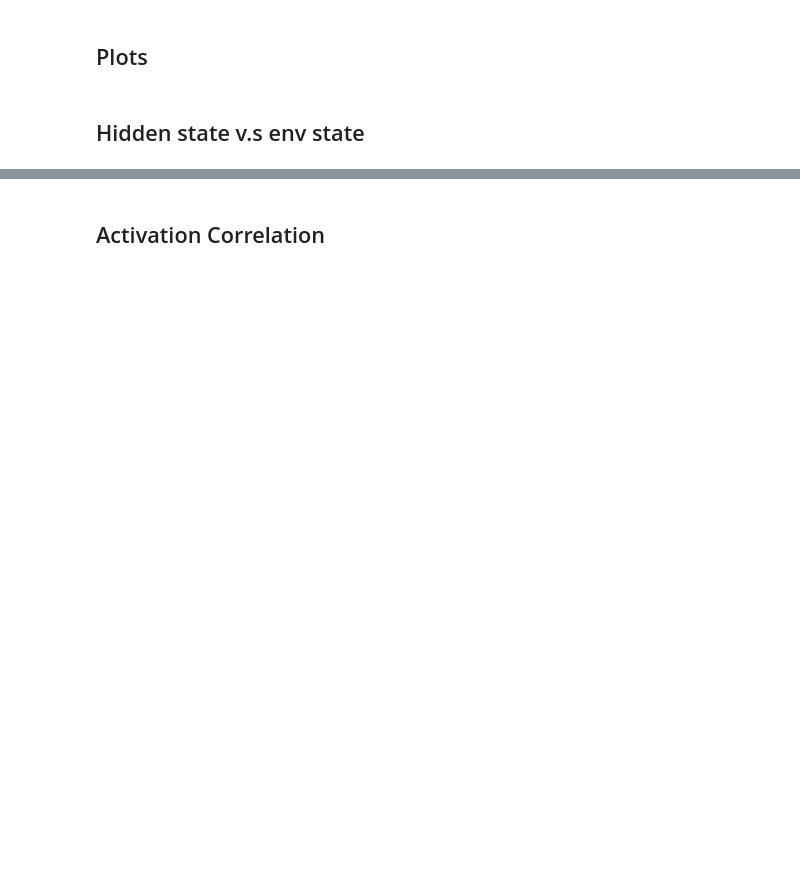
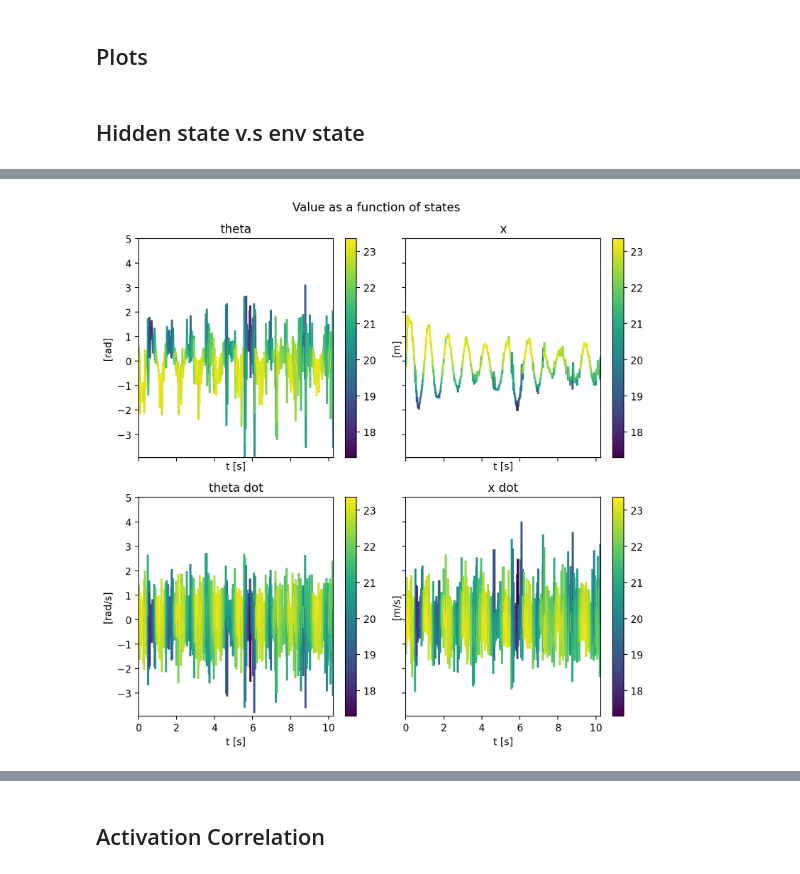
Before and after one commit to RenardDesNeiges/CTNN_Policies_DERL, a Jupyter notebook: eval_and_plot.ipynb, the cells around one changed output, grey strips where cells are left out. Cells and saved outputs as stored; diff of their text form; code cells hidden in the pictures; blank space fills up the shorter version.

```diff
--- a/eval_and_plot.ipynb
+++ b/eval_and_plot.ipynb
@@ -58,0 +90,54 @@ state_action_obs_plot(trajectory)
+# %%
+plt.rcParams["figure.figsize"]=8,8
+plt.rcParams["figure.dpi"]=200
+
+import numpy as np
+import matplotlib.pyplot as plt
+from matplotlib.collections import LineCollection
+from matplotlib.colors import ListedColormap, BoundaryNorm
+
+
+_x = trajectory['observations'][:,0]
+_x_dot = trajectory['observations'][:,2]
+_theta = trajectory['observations'][:,1]
+_theta_dot = trajectory['observations'][:,3]
+_values = trajectory['values'][:,0]
+_t = np.linspace(0, 0.01 * _theta.shape[0], _theta.shape[0])
+
+fig, axs = plt.subplots(2, 2, sharex=True, sharey=True)
+
+
+def _plot_colored_lines(x,y,color,ax,title=None,xlabel=None,ylabel=None):
+    points = np.array([x, y]).T.reshape(-1, 1, 2)
+    segments = np.concatenate([points[:-1], points[1:]], axis=1)
+
+    norm = plt.Normalize(color.min(), color.max())
+    lc = LineCollection(segments, cmap='viridis', norm=norm)
+    # Set the values used for colormapping
+    lc.set_array(color)
+    lc.set_linewidth(2)
+    line = ax.add_collection(lc)
+    fig.colorbar(line, ax=ax)
+
+    if title:
+        ax.set_title(title)
+    if xlabel:
+        ax.set(xlabel=xlabel)
+    if ylabel:
+        ax.set_title(title)
+        ax.set(ylabel=ylabel)
+
+
+    ax.set_xlim(x.min(), x.max())
+    ax.set_ylim(y.min()-1, y.max()+1)
+
+_plot_colored_lines(_t,_theta,_values,axs[0,0],title='theta',xlabel='t [s]',ylabel='[rad]')
+_plot_colored_lines(_t,_theta_dot,_values,axs[1,0],title='theta dot',xlabel='t [s]',ylabel='[rad/s]')
+_plot_colored_lines(_t,_x,_values,axs[0,1],title='x',xlabel='t [s]',ylabel='[m]')
+_plot_colored_lines(_t,_x_dot,_values,axs[1,1],title='x dot',xlabel='t [s]',ylabel='[m/s]')
+
+fig.suptitle('Value as a function of states')
+fig.tight_layout()
+plt.show()
+# %% [output]
+[figure, added]
```
Also changed, not shown: parts of 8 cells of this notebook, 1 other file.
